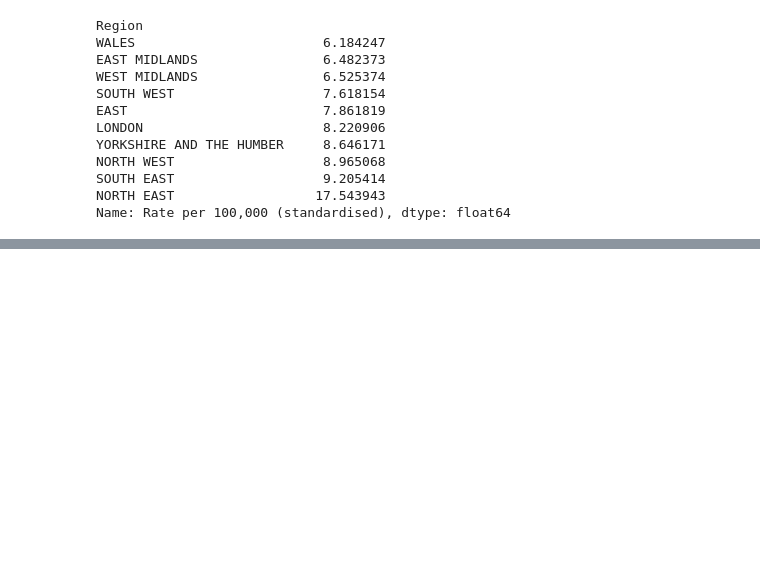
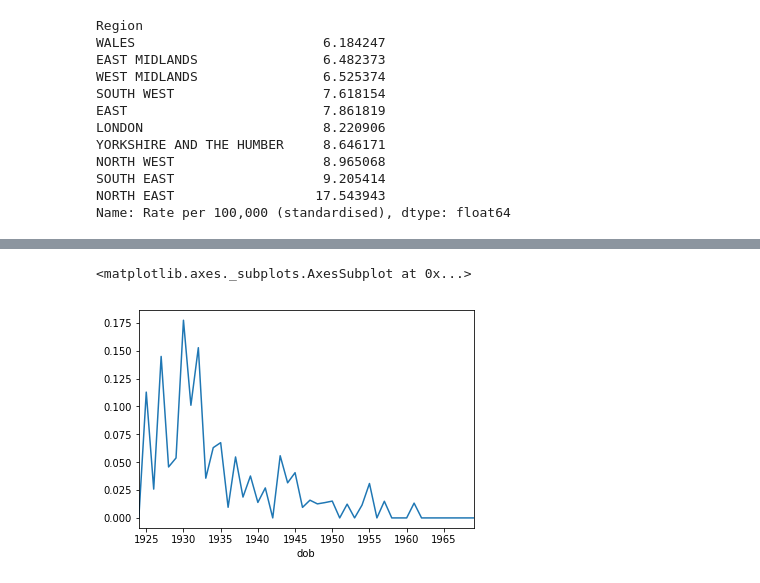
Before and after one commit to drcjar/pypf, a Jupyter notebook: notebooks/pypf_analysis.ipynb, the cells around one changed output, grey strips where cells are left out. Cells and saved outputs as stored; diff of their text form; code cells hidden in the pictures; blank space fills up the shorter version.

```diff
--- a/notebooks/pypf_analysis.ipynb
+++ b/notebooks/pypf_analysis.ipynb
@@ -699,0 +764,5 @@ UNDER 25
+# %%
+df[df.Cause == 'Asbestosis'].groupby('dob')['Rate per 100,000 (standardised)'].mean().plot()
+# %% [output]
+<matplotlib.axes._subplots.AxesSubplot at 0x...>
+[figure, added]
```
Also changed, not shown: parts of 19 cells of this notebook, 13 other files.
